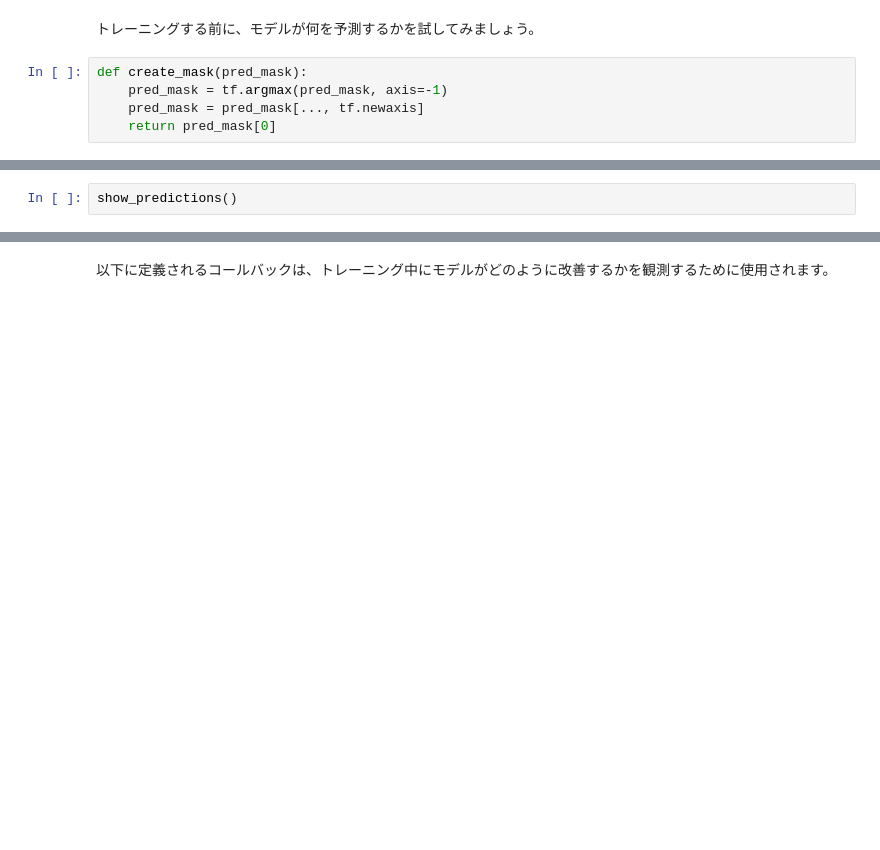
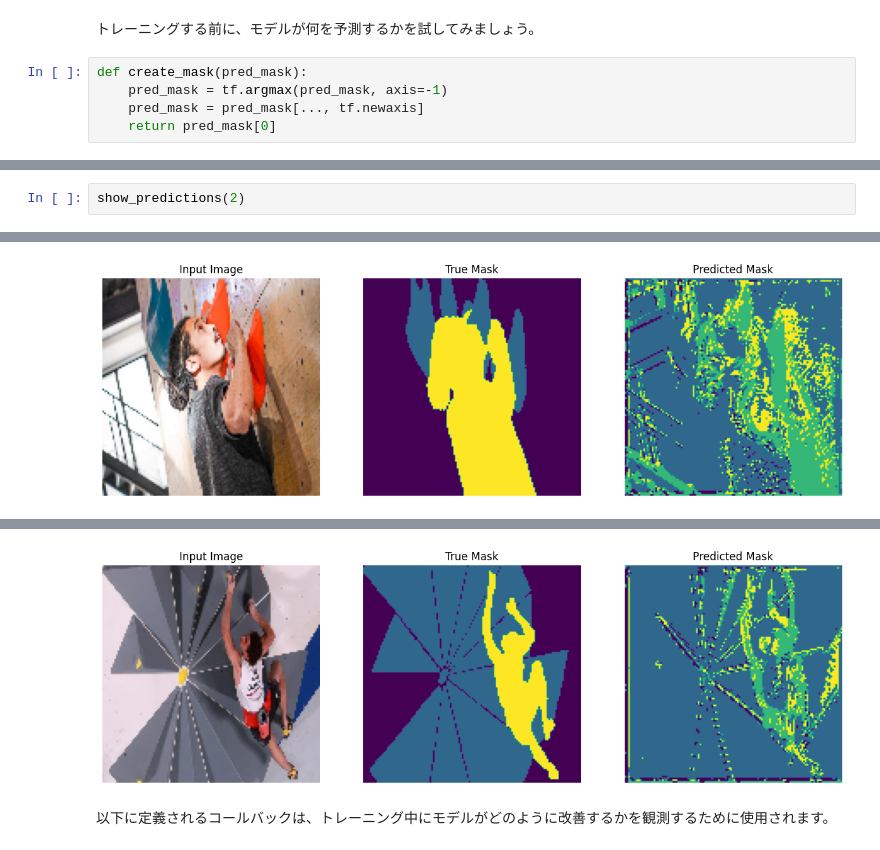
Before and after one commit to nagato0614/HoldsSegmentation, a Jupyter notebook: BoulderingSegment/hold_segment.ipynb, the cells around one changed output, grey strips where cells are left out. Saved outputs shown, nothing was run; the diff lists cells and outputs as text; blank space fills up the shorter version.

```diff
--- a/BoulderingSegment/hold_segment.ipynb
+++ b/BoulderingSegment/hold_segment.ipynb
@@ -714,2 +625,3 @@ def show_predictions(dataset=None, num=1):
 # %%
-show_predictions()
+show_predictions(2)
+# %% [output]
@@ -715,0 +629 @@ show_predictions()
+[figure, added]
@@ -716,3 +631,4 @@ show_predictions()
+[figure, added]
 # %% [markdown]
 以下に定義されるコールバックは、トレーニング中にモデルがどのように改善するかを観測するために使用されます。
 # %%
```
Also changed, not shown: parts of 25 cells of this notebook, 8 other files.
